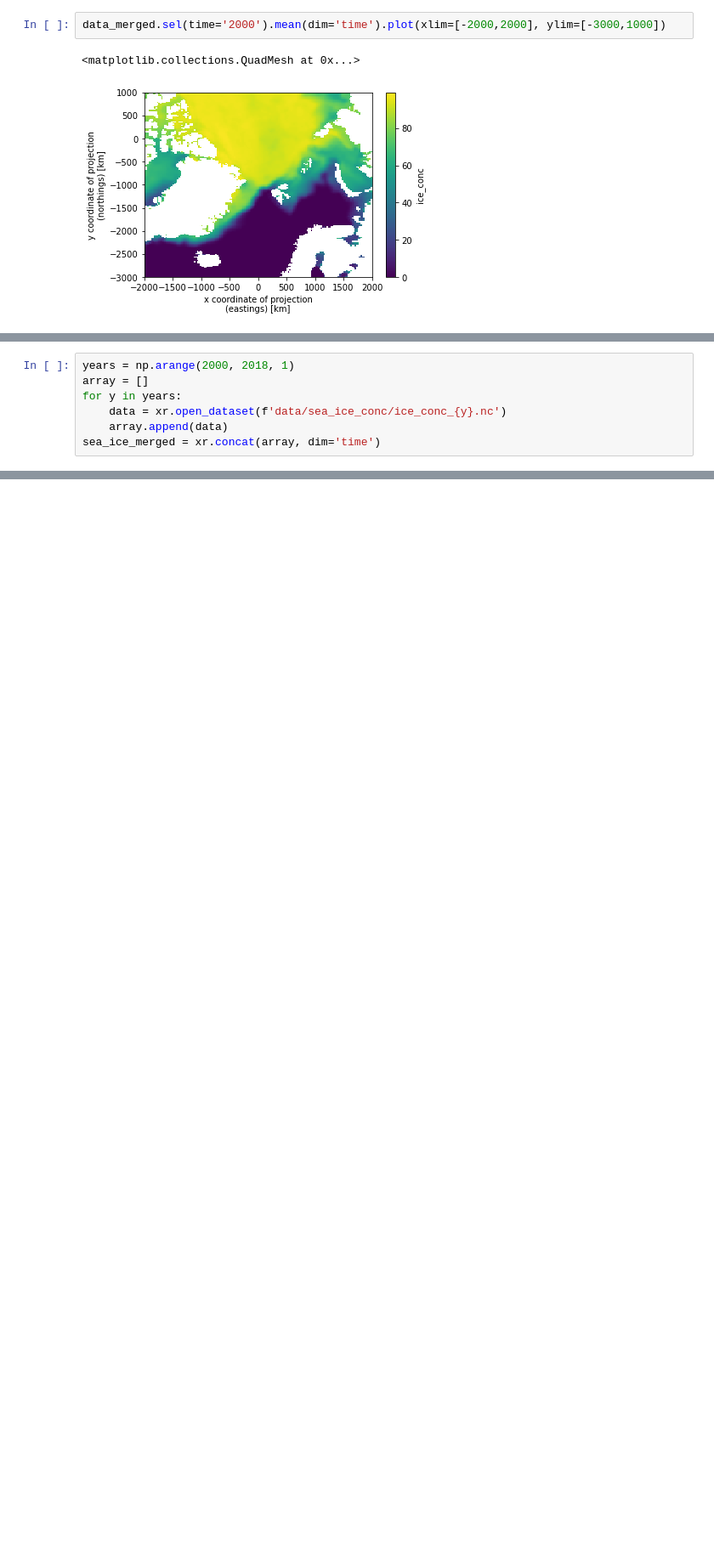
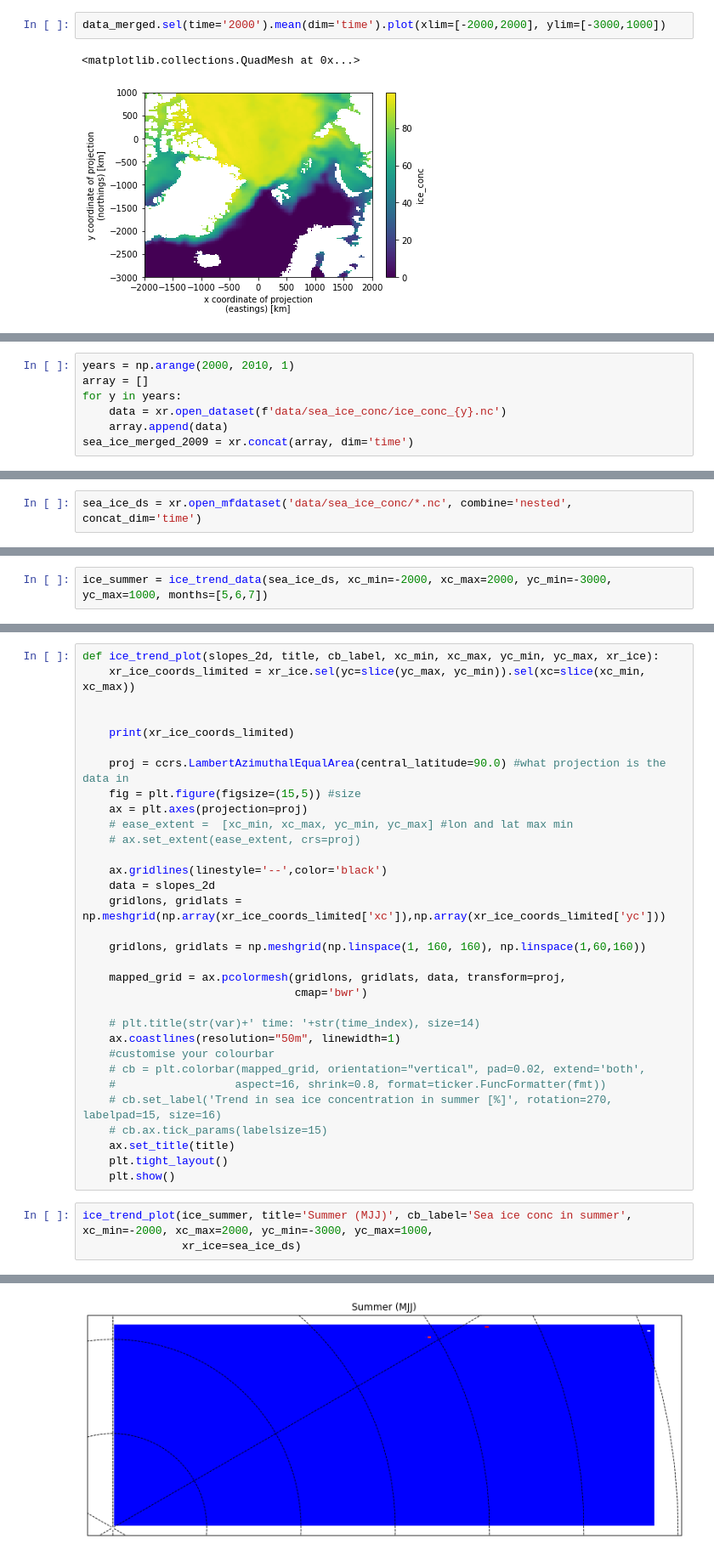
Before and after one commit to eScience-course/Tjaernoe2022-group3, a Jupyter notebook: notebooks/kei_satellite_seaice.ipynb, the cells around one changed output, grey strips where cells are left out. Shown at 85% size. Drawn from its saved outputs; the diff is of its cells as text; blank space fills up the shorter version.

```diff
--- a/notebooks/kei_satellite_seaice.ipynb
+++ b/notebooks/kei_satellite_seaice.ipynb
@@ -86,7 +24,7 @@ Attributes: (12/40)
 # %%
-years = np.arange(2000, 2018, 1)
+years = np.arange(2000, 2010, 1)
 array = []
 for y in years:
     data = xr.open_dataset(f'data/sea_ice_conc/ice_conc_{y}.nc')
     array.append(data)
-sea_ice_merged = xr.concat(array, dim='time')
+sea_ice_merged_2009 = xr.concat(array, dim='time')
@@ -112,0 +42,2 @@ Attributes: (12/40)
+# %%
+sea_ice_ds = xr.open_mfdataset('data/sea_ice_conc/*.nc', combine='nested', concat_dim='time')
@@ -112,0 +218,2 @@ Attributes: (12/40)
+# %%
+ice_summer = ice_trend_data(sea_ice_ds, xc_min=-2000, xc_max=2000, yc_min=-3000, yc_max=1000, months=[5,6,7])
@@ -112,0 +305,36 @@ Attributes: (12/40)
+# %%
+def ice_trend_plot(slopes_2d, title, cb_label, xc_min, xc_max, yc_min, yc_max, xr_ice):
+    xr_ice_coords_limited = xr_ice.sel(yc=slice(yc_max, yc_min)).sel(xc=slice(xc_min, xc_max))
+
+
+    print(xr_ice_coords_limited)
+
+    proj = ccrs.LambertAzimuthalEqualArea(central_latitude=90.0) #what projection is the data in
+    fig = plt.figure(figsize=(15,5)) #size
+    ax = plt.axes(projection=proj)
+    # ease_extent =  [xc_min, xc_max, yc_min, yc_max] #lon and lat max min
+    # ax.set_extent(ease_extent, crs=proj)
+
+    ax.gridlines(linestyle='--',color='black')
+    data = slopes_2d
+    gridlons, gridlats = np.meshgrid(np.array(xr_ice_coords_limited['xc']),np.array(xr_ice_coords_limited['yc']))
+
+    gridlons, gridlats = np.meshgrid(np.linspace(1, 160, 160), np.linspace(1,60,160))
+
+    mapped_grid = ax.pcolormesh(gridlons, gridlats, data, transform=proj,
+                                cmap='bwr')
+
+    # plt.title(str(var)+' time: '+str(time_index), size=14)
+    ax.coastlines(resolution="50m", linewidth=1)
+    #customise your colourbar
+    # cb = plt.colorbar(mapped_grid, orientation="vertical", pad=0.02, extend='both',
+    #                  aspect=16, shrink=0.8, format=ticker.FuncFormatter(fmt))
+    # cb.set_label('Trend in sea ice concentration in summer [%]', rotation=270, labelpad=15, size=16)
+    # cb.ax.tick_params(labelsize=15)
+    ax.set_title(title)
+    plt.tight_layout()
+    plt.show()
+# %%
+ice_trend_plot(ice_summer, title='Summer (MJJ)', cb_label='Sea ice conc in summer', xc_min=-2000, xc_max=2000, yc_min=-3000, yc_max=1000,
+               xr_ice=sea_ice_ds)
+# %% [output]
@@ -112,0 +358 @@ Attributes: (12/40)
+[figure, added]
```
Also changed, not shown: parts of 22 cells of this notebook, 1 other file.
